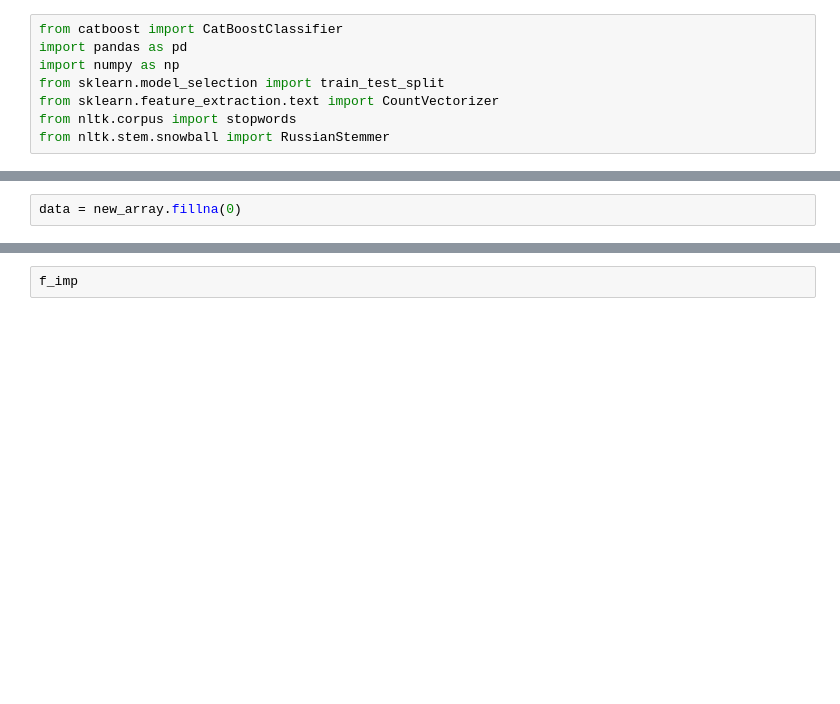
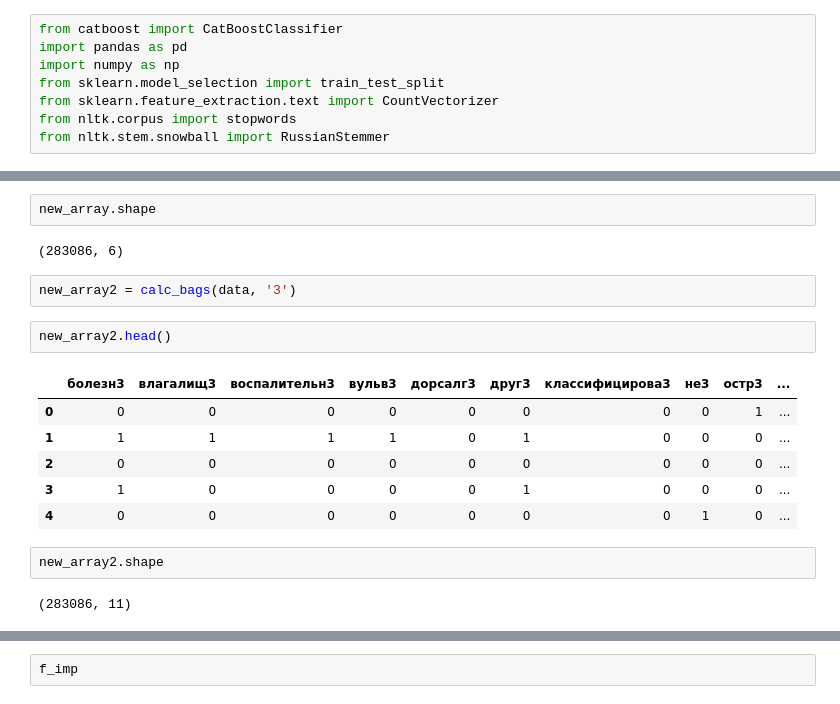
Before and after one commit to Rebryk/ai-hack-2018, a Jupyter notebook: robomed/bag_of_words.ipynb, the cells around one changed output, grey strips where cells are left out. Drawn from its saved outputs; the diff is of its cells as text; blank space fills up the shorter version.

```diff
--- a/robomed/bag_of_words.ipynb
+++ b/robomed/bag_of_words.ipynb
@@ -26,2 +42,19 @@ new_array.head()
-# %%
-data = new_array.fillna(0)
+# %%
+new_array.shape
+# %% [output]
+(283086, 6)
+# %%
+new_array2 = calc_bags(data, '3')
+# %%
+new_array2.head()
+# %% [output]
+|  | болезн3 | влагалищ3 | воспалительн3 | вульв3 | дорсалг3 | друг3 | классифицирова3 | не3 | остр3 | ... |
+| 0 | 0 | 0 | 0 | 0 | 0 | 0 | 0 | 0 | 1 | ... |
+| 1 | 1 | 1 | 1 | 1 | 0 | 1 | 0 | 0 | 0 | ... |
+| 2 | 0 | 0 | 0 | 0 | 0 | 0 | 0 | 0 | 0 | ... |
+| 3 | 1 | 0 | 0 | 0 | 0 | 1 | 0 | 0 | 0 | ... |
+| 4 | 0 | 0 | 0 | 0 | 0 | 0 | 0 | 1 | 0 | ... |
+# %%
+new_array2.shape
+# %% [output]
+(283086, 11)
```
Also changed, not shown: parts of 34 cells of this notebook.
